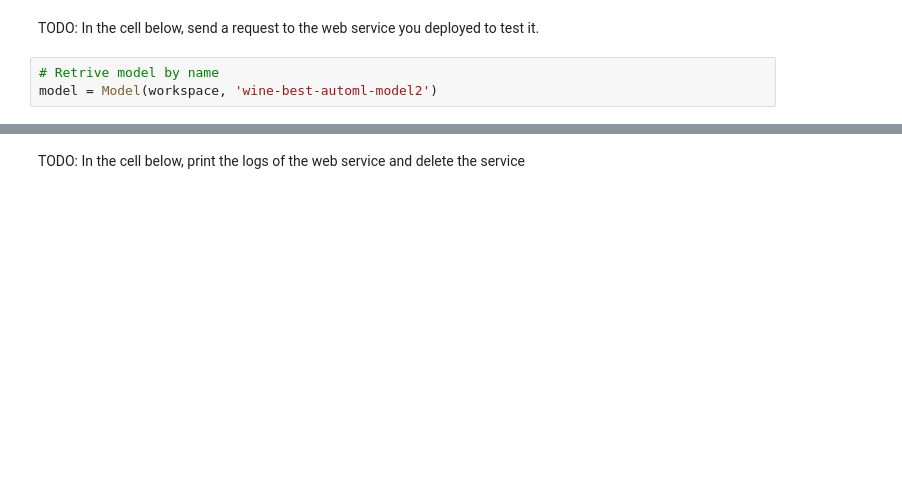
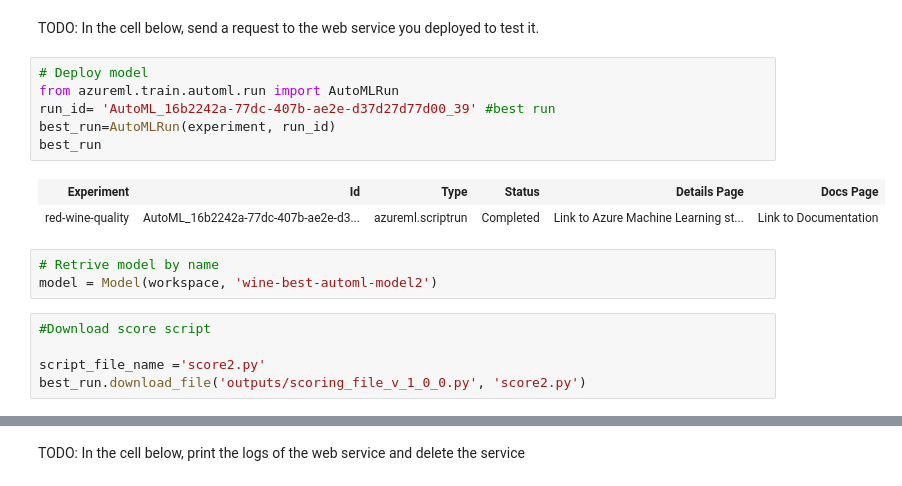
Before and after one commit to KarpenkoNatalia/nd00333-capstone, a Jupyter notebook: starter_file/automl.ipynb, the cells around one changed output, grey strips where cells are left out. Cells and saved outputs as stored; diff of their text form; blank space fills up the shorter version.

```diff
--- a/starter_file/automl.ipynb
+++ b/starter_file/automl.ipynb
@@ -184,6 +180,20 @@ Note: you may need to restart the kernel to use updated packages.
 # %% [markdown]
 TODO: In the cell below, send a request to the web service you deployed to test it.
+# %%
+# Deploy model
+from azureml.train.automl.run import AutoMLRun
+run_id= 'AutoML_16b2242a-77dc-407b-ae2e-d37d27d77d00_39' #best run
+best_run=AutoMLRun(experiment, run_id)
+best_run
+# %% [output]
+| Experiment | Id | Type | Status | Details Page | Docs Page |
+| red-wine-quality | AutoML_16b2242a-77dc-407b-ae2e-d3... | azureml.scriptrun | Completed | Link to Azure Machine Learning st... | Link to Documentation |
 # %%
 # Retrive model by name
 model = Model(workspace, 'wine-best-automl-model2')
+# %%
+#Download score script
+
+script_file_name ='score2.py'
+best_run.download_file('outputs/scoring_file_v_1_0_0.py', 'score2.py')
 # %%
```
Also changed, not shown: parts of 18 cells of this notebook, 6 other files.
